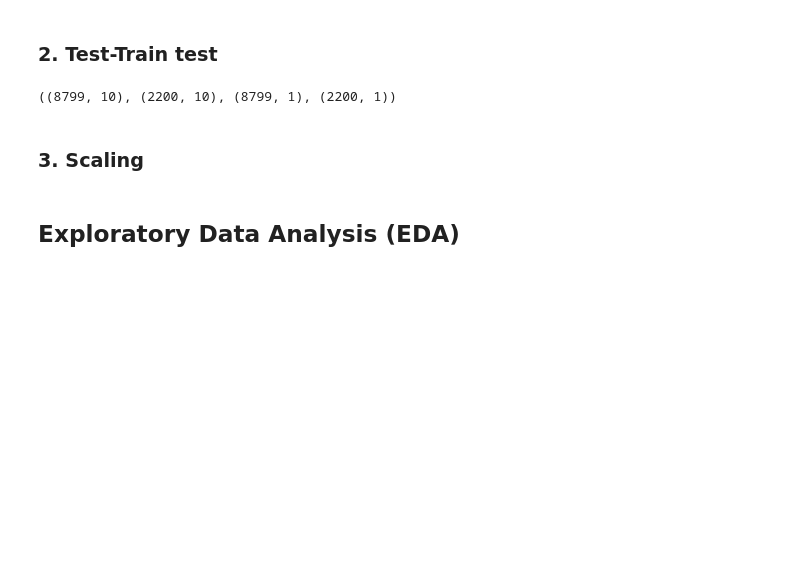
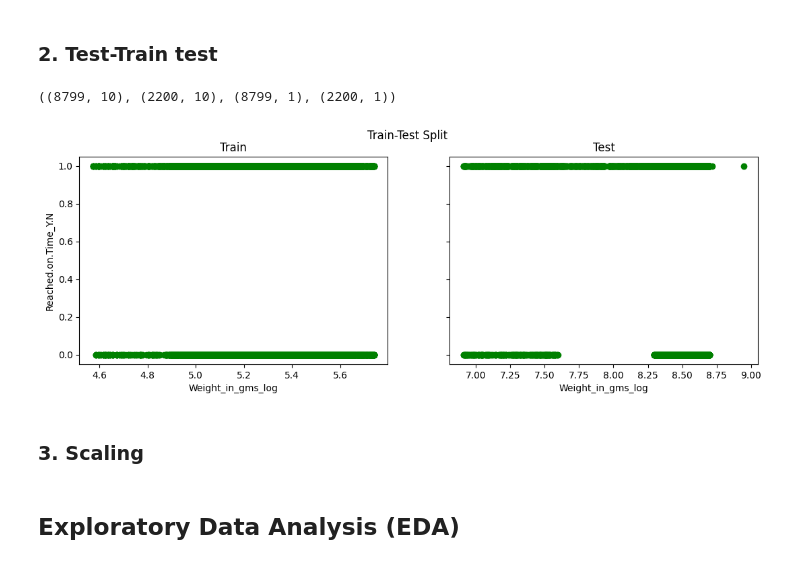
Before and after one commit to MuiruriVivian/PHASE-3-PROJECT---MACHINE-LEARNING-, a Jupyter notebook: Shipping_Notebook.ipynb, the cells around one changed output. Drawn from its saved outputs; the diff is of its cells as text; code cells hidden in the pictures; blank space fills up the shorter version.

```diff
--- a/Shipping_Notebook.ipynb
+++ b/Shipping_Notebook.ipynb
@@ -216,6 +218,28 @@ X_train, X_test, y_train, y_test = train_test_split(X, y, test_size=0.2, random_
 X_train.shape, X_test.shape, y_train.shape, y_test.shape
 # %% [output]
 ((8799, 10), (2200, 10), (8799, 1), (2200, 1))
+# %%
+fig, axes = plt.subplots(ncols=2, figsize=(13,4), sharey=True)
+
+# Choose a specific column from X_train for plotting
+# Replace 'column_name' with the actual column name you want to plot against y_train
+x_train_for_plot = X_train['Cost_of_the_Product_log'] # Example using 'Weight_in_gms_log' column
+
+axes[0].scatter(x_train_for_plot, y_train, color='green')
+axes[0].set_xlabel('Weight_in_gms_log') # Update x-axis label accordingly
+axes[0].set_ylabel('Reached.on.Time_Y.N') # Update y-axis label
+axes[0].set_title('Train')
+
+# Similarly, choose a column from X_test for the second plot
+x_test_for_plot = X_test['Weight_in_gms_log'] # Example using 'Weight_in_gms_log' column
+
+axes[1].scatter(x_test_for_plot, y_test, color='green')
+axes[1].set_xlabel('Weight_in_gms_log') # Update x-axis label accordingly
+axes[1].set_title('Test')
+
+fig.suptitle('Train-Test Split');
+# %% [output]
+[figure, added]
 # %% [markdown]
 ### 3. Scaling
 # %%
```
Also changed, not shown: parts of 25 cells of this notebook.
